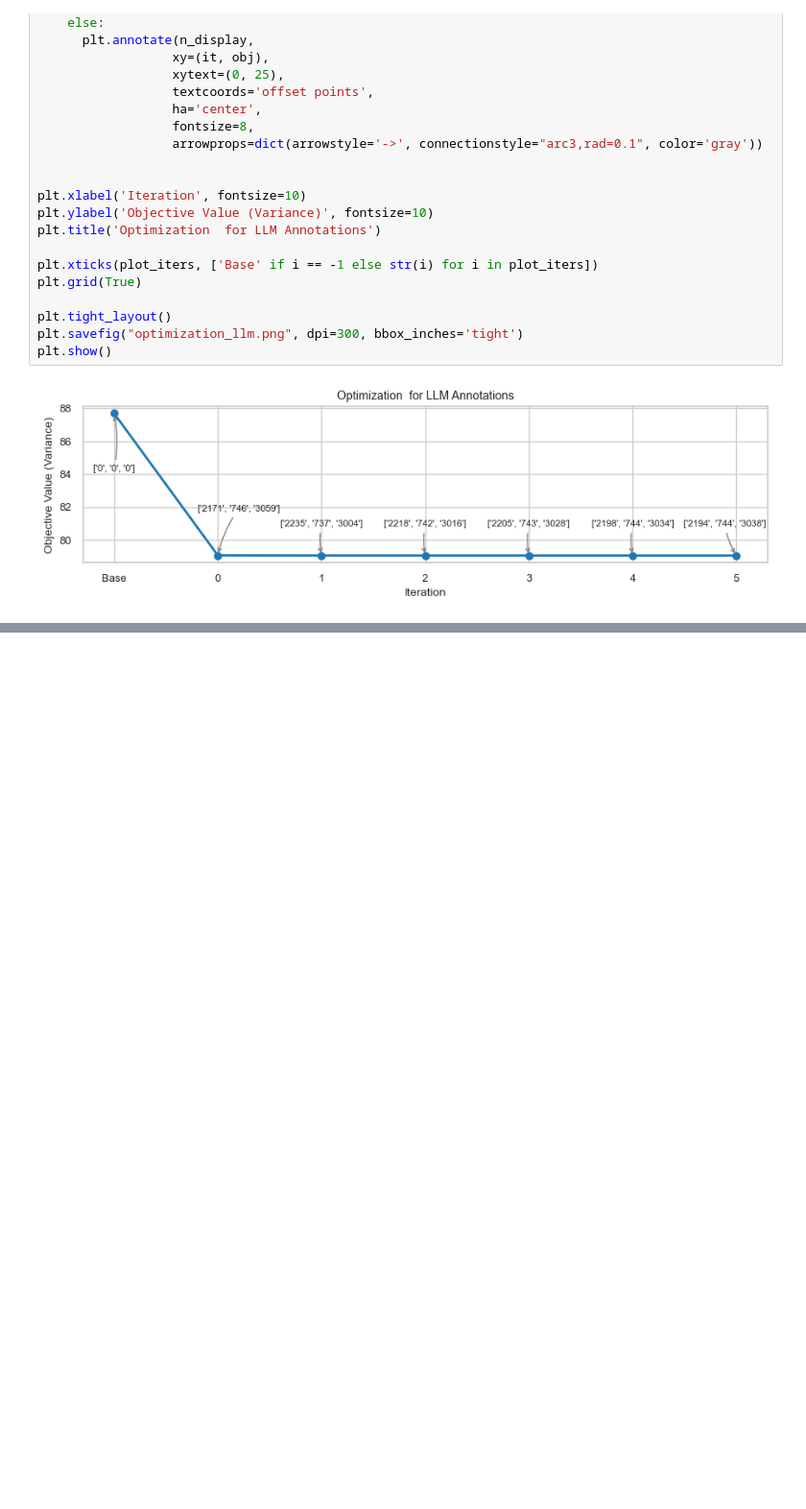
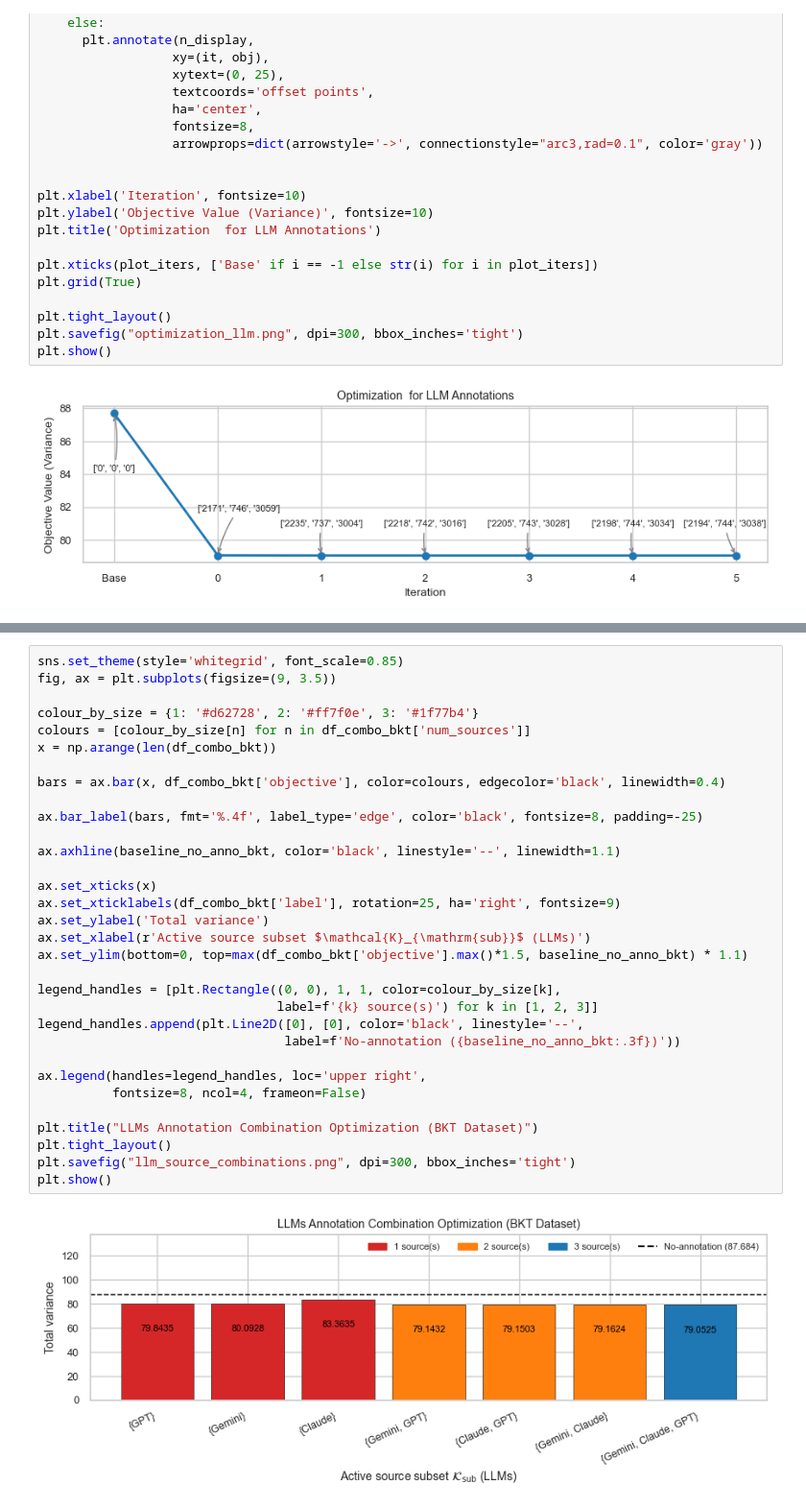
Before and after one commit to Lygist/Budgeted-Multi-Source-Counterfactual-Annotation-for-Off-Policy-Evaluation, a Jupyter notebook: OPE_Annotation_Optimization.ipynb, the cells around one changed output, grey strips where cells are left out. Shown at 96% size. Cells and saved outputs as stored; diff of their text form; blank space fills up the shorter version.

```diff
--- a/OPE_Annotation_Optimization.ipynb
+++ b/OPE_Annotation_Optimization.ipynb
@@ -1795,0 +1979,34 @@ plt.show()
+# %%
+sns.set_theme(style='whitegrid', font_scale=0.85)
+fig, ax = plt.subplots(figsize=(9, 3.5))
+
+colour_by_size = {1: '#d62728', 2: '#ff7f0e', 3: '#1f77b4'}
+colours = [colour_by_size[n] for n in df_combo_bkt['num_sources']]
+x = np.arange(len(df_combo_bkt))
+
+bars = ax.bar(x, df_combo_bkt['objective'], color=colours, edgecolor='black', linewidth=0.4)
+
+ax.bar_label(bars, fmt='%.4f', label_type='edge', color='black', fontsize=8, padding=-25)
+
+ax.axhline(baseline_no_anno_bkt, color='black', linestyle='--', linewidth=1.1)
+
+ax.set_xticks(x)
+ax.set_xticklabels(df_combo_bkt['label'], rotation=25, ha='right', fontsize=9)
+ax.set_ylabel('Total variance')
+ax.set_xlabel(r'Active source subset $\mathcal{K}_{\mathrm{sub}}$ (LLMs)')
+ax.set_ylim(bottom=0, top=max(df_combo_bkt['objective'].max()*1.5, baseline_no_anno_bkt) * 1.1)
+
+legend_handles = [plt.Rectangle((0, 0), 1, 1, color=colour_by_size[k],
+                                label=f'{k} source(s)') for k in [1, 2, 3]]
+legend_handles.append(plt.Line2D([0], [0], color='black', linestyle='--',
+                                 label=f'No-annotation ({baseline_no_anno_bkt:.3f})'))
+
+ax.legend(handles=legend_handles, loc='upper right',
+          fontsize=8, ncol=4, frameon=False)
+
+plt.title("LLMs Annotation Combination Optimization (BKT Dataset)")
+plt.tight_layout()
+plt.savefig("llm_source_combinations.png", dpi=300, bbox_inches='tight')
+plt.show()
+# %% [output]
+[figure, added]
```
Also changed, not shown: parts of 5 cells of this notebook.
